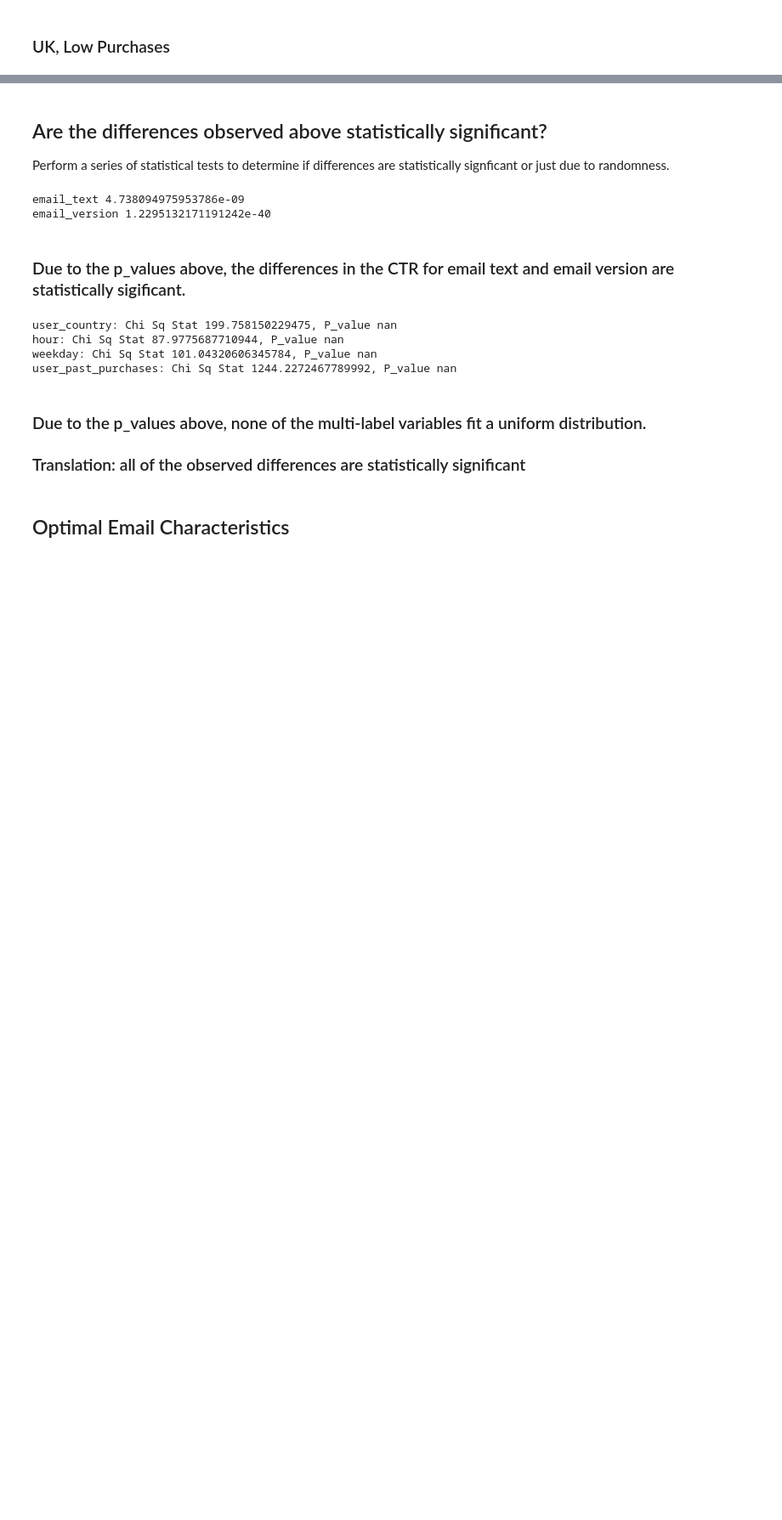
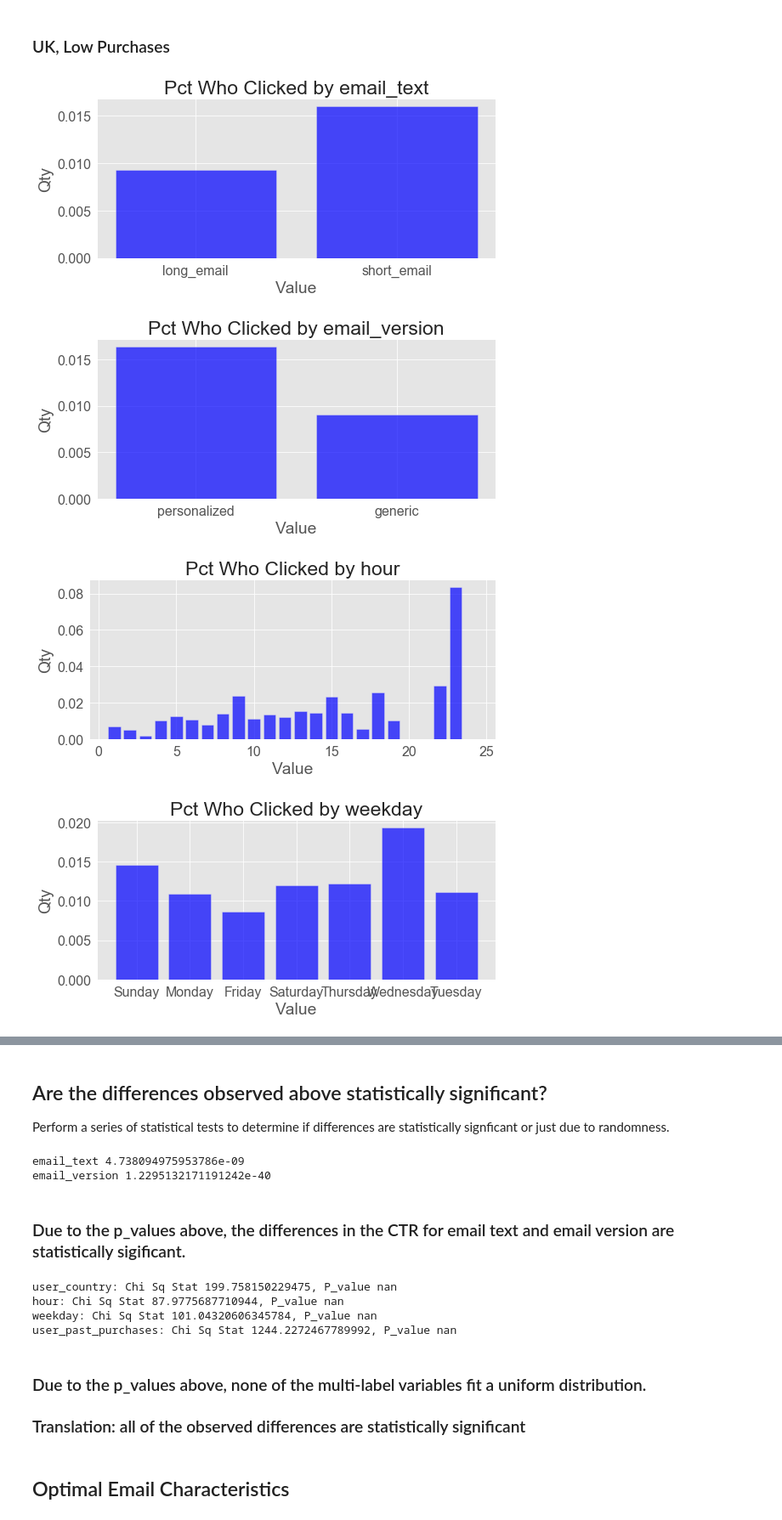
Before and after one commit to jeremymiller00/email_marketing, a Jupyter notebook: email_marketing_report.ipynb, the cells around one changed output, grey strips where cells are left out. Shown at 85% size. Drawn from its saved outputs; the diff is of its cells as text; code cells hidden in the pictures; blank space fills up the shorter version.

```diff
--- a/email_marketing_report.ipynb
+++ b/email_marketing_report.ipynb
@@ -111,2 +132,9 @@ pct_by_feature(us_h, colms)
 # %% [markdown]
 ### UK, Low Purchases
+# %%
+pct_by_feature(uk_l, colms)
+# %% [output]
+[figure, added]
+[figure, added]
+[figure, added]
+[figure, added]
```
Also changed, not shown: parts of 16 cells of this notebook.
